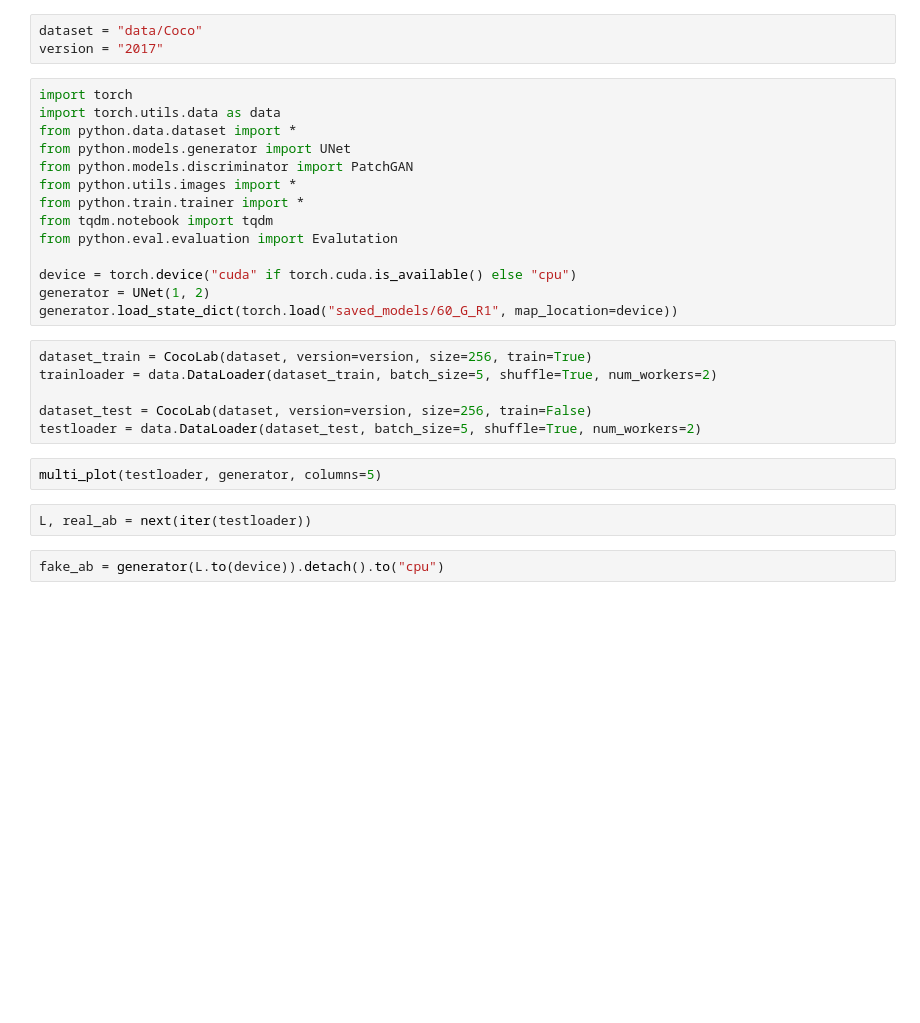
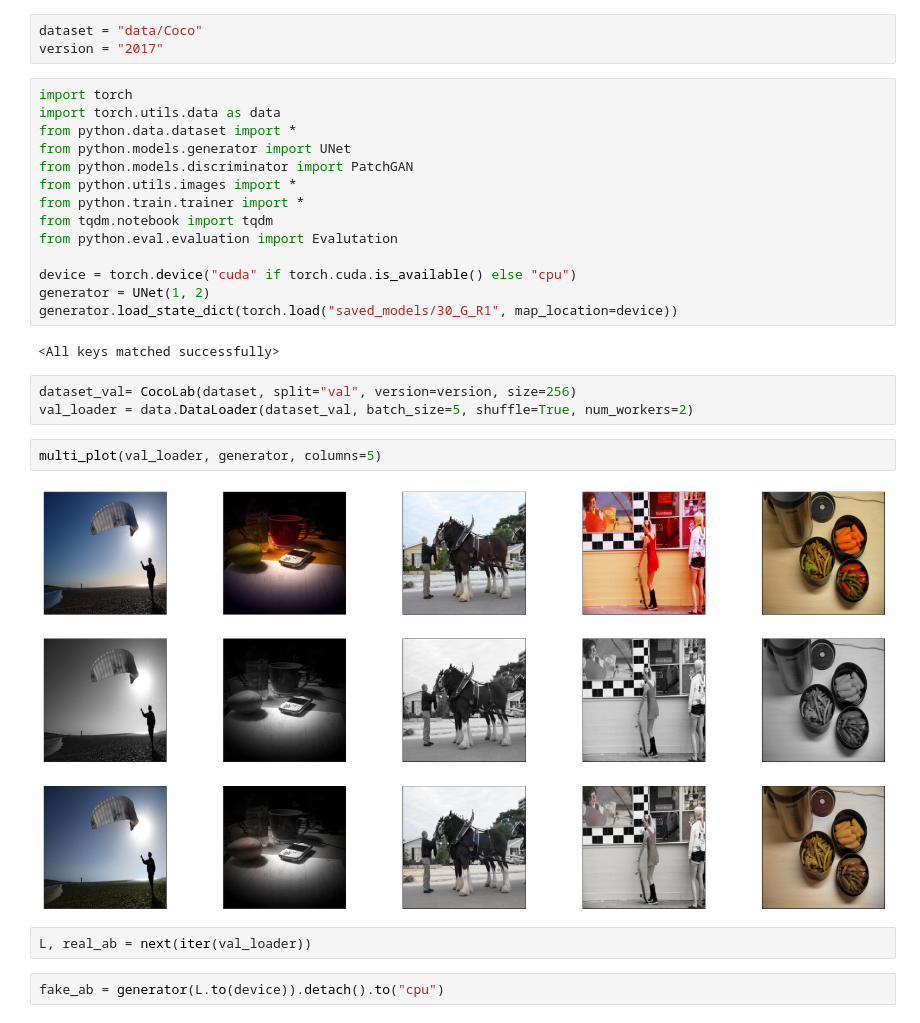
Before and after one commit to Julien-Gustin/Image-Colorization, a Jupyter notebook: results.ipynb, the cells around one changed output. Drawn from its saved outputs; the diff is of its cells as text; blank space fills up the shorter version.

```diff
--- a/results.ipynb
+++ b/results.ipynb
@@ -14,17 +14,18 @@ from python.eval.evaluation import Evalutation
 
 device = torch.device("cuda" if torch.cuda.is_available() else "cpu")
 generator = UNet(1, 2)
-generator.load_state_dict(torch.load("saved_models/60_G_R1", map_location=device))
+generator.load_state_dict(torch.load("saved_models/30_G_R1", map_location=device))
+# %% [output]
+<All keys matched successfully>
 # %%
-dataset_train = CocoLab(dataset, version=version, size=256, train=True)
-trainloader = data.DataLoader(dataset_train, batch_size=5, shuffle=True, num_workers=2)
-
-dataset_test = CocoLab(dataset, version=version, size=256, train=False)
-testloader = data.DataLoader(dataset_test, batch_size=5, shuffle=True, num_workers=2)
+dataset_val= CocoLab(dataset, split="val", version=version, size=256)
+val_loader = data.DataLoader(dataset_val, batch_size=5, shuffle=True, num_workers=2)
 # %%
-multi_plot(testloader, generator, columns=5)
+multi_plot(val_loader, generator, columns=5)
+# %% [output]
+[figure, added]
 # %%
-L, real_ab = next(iter(testloader))
+L, real_ab = next(iter(val_loader))
 # %%
 fake_ab = generator(L.to(device)).detach().to("cpu")
 # %%
```
Also changed, not shown: parts of 1 cell of this notebook, 12 other files.
